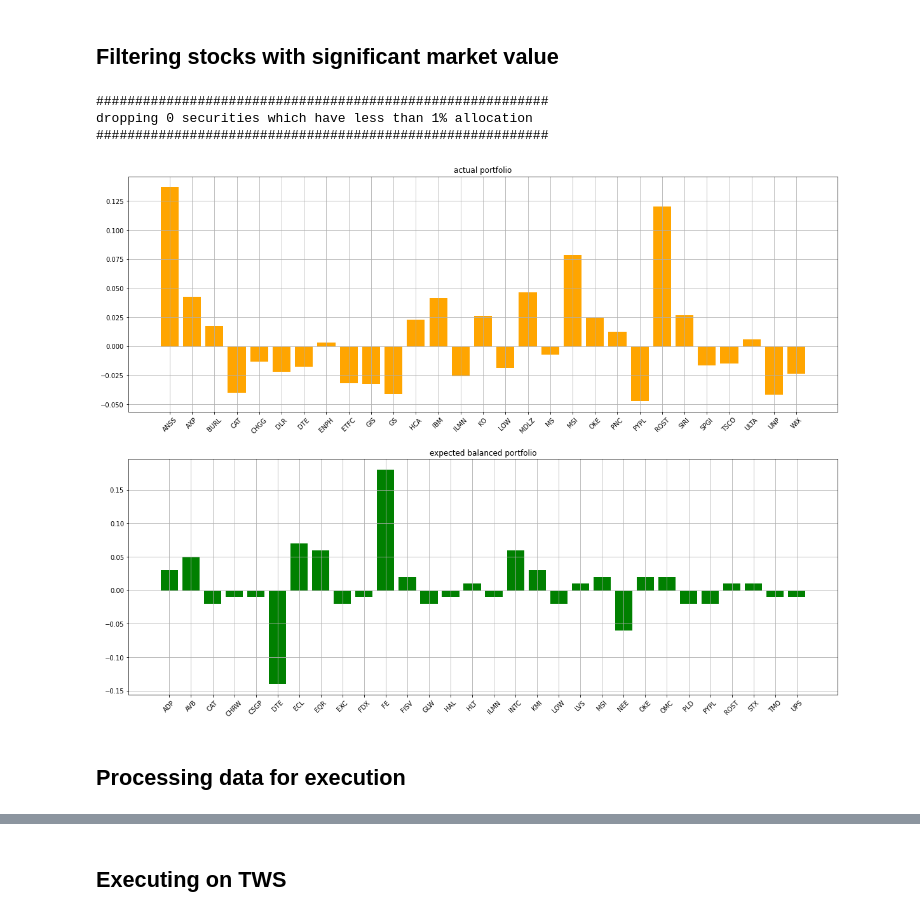
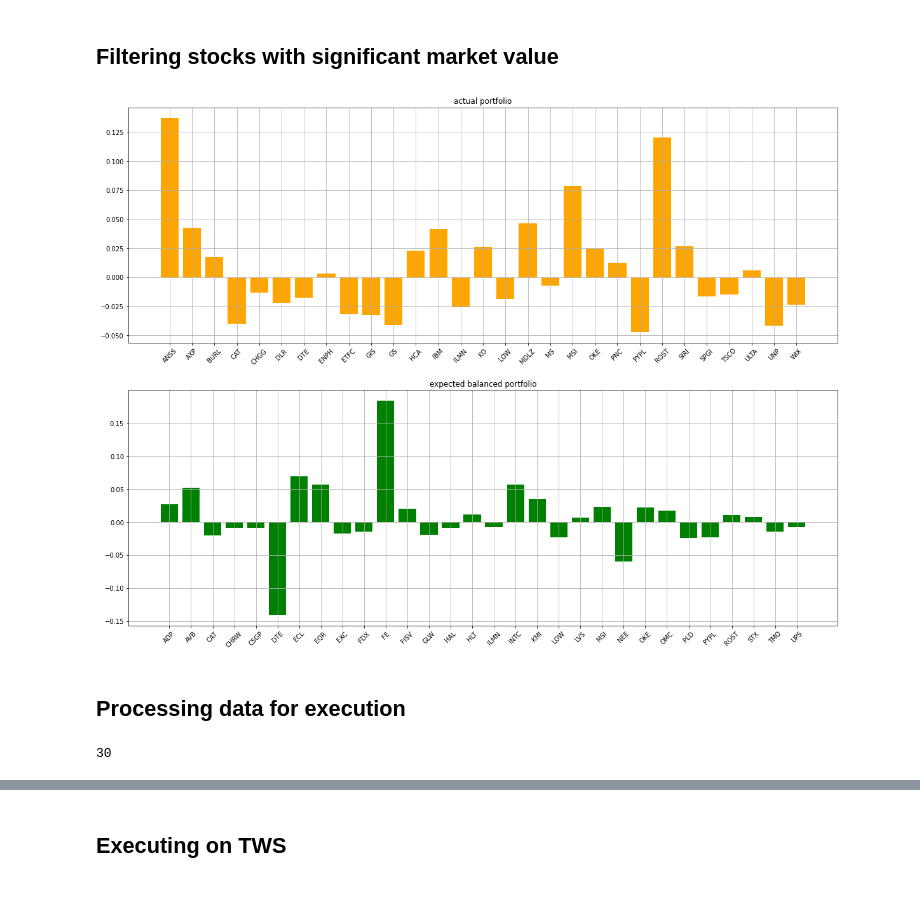
Before and after one commit to keyvantaj/Quantitative, a Jupyter notebook: portfolio_management.ipynb, the cells around one changed output, grey strips where cells are left out. Saved outputs shown, nothing was run; the diff lists cells and outputs as text; code cells hidden in the pictures.

```diff
--- a/portfolio_management.ipynb
+++ b/portfolio_management.ipynb
@@ -18,7 +18,7 @@ print (availabe_accounts.values)
 [['DU1440139']
  ['U2909804']]
 # %%
-account_number = availabe_accounts.values[1][0]
+account_number = availabe_accounts.values[0][0]
 # %%
 rth = False
 # %%
@@ -111,6 +109,6 @@ df_c = pd.DataFrame(data=close[optimal_weights_regularized.index].iloc[-1].value
                    columns = ['close'])
 df_c.index.name = 'asset'
 # %%
-optimal_weights_regularized = optimal_weights_regularized.round(2)
+#optimal_weights_regularized = optimal_weights_regularized.round(2)
 # %%
 # dropping securities with less than 1% allocation
@@ -118,32 +116,28 @@ optimal_selected = optimal_weights_regularized[optimal_weights_regularized['opti
 # %%
-print ('##########################################################')
-print ('dropping {} securities which have less than 1% allocation'.format(len(optimal_weights_regularized[optimal_weights_regularized['optimal_weights'] == 0.00].index)))
-print ('##########################################################')
+# print ('##########################################################')
+# print ('dropping {} securities which have less than 1% allocation'.format(len(optimal_weights_regularized[optimal_weights_regularized['optimal_weights'] == 0.00].index)))
+# print ('##########################################################')
-# %% [output]
-##########################################################
-dropping 0 securities which have less than 1% allocation
-##########################################################
 # %%
 fig, axs = plt.subplots(2, 1, figsize=(20, 15))
 
 x1 = all_weights.index
 y1 = all_weights.values.flatten()
 axs[0].grid(True)
 axs[0].bar(x1, y1, width = 0.8, linewidth = 1, color='orange')
 for tick in axs[0].get_xticklabels():
     tick.set_rotation(45)
 axs[0].set_title('actual portfolio')
 
-x2 = optimal_selected.index
-y2 = optimal_selected.values.flatten()
+x2 = optimal_weights_regularized.index
+y2 = optimal_weights_regularized.values.flatten()
 axs[1].grid(True,)
 axs[1].bar(x2, y2, width = 0.8, linewidth = 1, color='green')
 for tick in axs[1].get_xticklabels():
     tick.set_rotation(45)
 axs[1].set_title('expected balanced portfolio')
 plt.show()
 # %% [output]
-[figure, old version]
+[figure, new version]
 # %% [markdown]
 ## Processing data for execution
 # %%
@@ -187,6 +181,10 @@ action_final[(action_final['final_action_shares']<0) & (action_final['final_acti
 action_final[action_final['final_action_shares']==0.0] = np.nan
 action_final.dropna(axis=0,inplace=True)
 action_final['final_action_shares'] = pd.to_numeric(action_final['final_action_shares'], errors='coerce')
+# %%
+len(action_final)
+# %% [output]
+30
 # %%
 action_conc = pd.concat([portfolio_shares_float,
                          action_balance,
```
Also changed, not shown: parts of 15 cells of this notebook, 6 other files.
